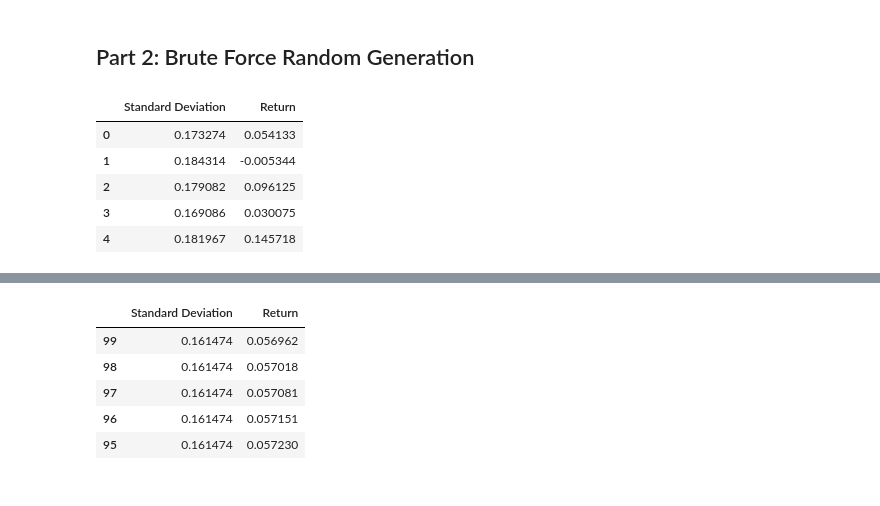
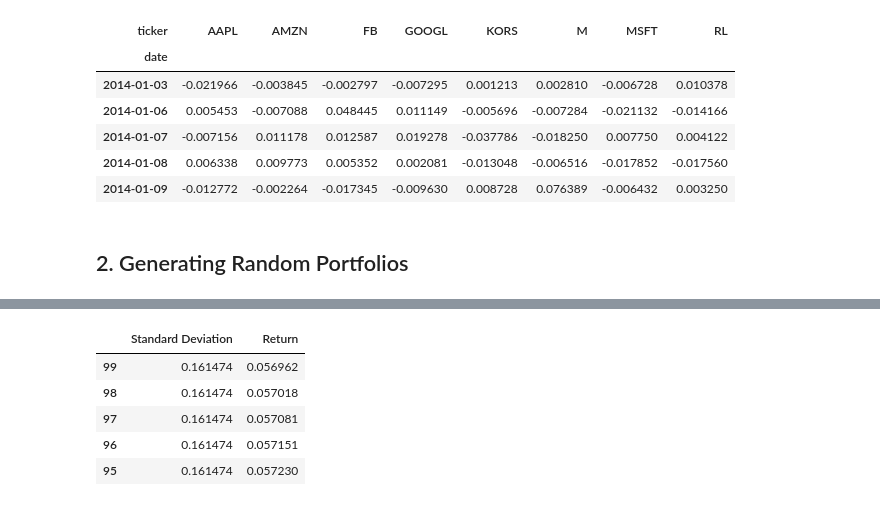
Before and after one commit to chaotea/portfolio-theory, a Jupyter notebook: Mean-Variance Portfolio Theory.ipynb, the cells around one changed output, grey strips where cells are left out. Drawn from its saved outputs; the diff is of its cells as text; code cells hidden in the pictures.

```diff
--- a/Mean-Variance Portfolio Theory.ipynb
+++ b/Mean-Variance Portfolio Theory.ipynb
@@ -43,9 +48,20 @@ daily_returns.head()
+# %%
+daily_returns = daily_closes.pct_change()[1:]
+daily_returns.head()
+# %% [output]
+| ticker | AAPL | AMZN | FB | GOOGL | KORS | M | MSFT | RL |
+| date |  |  |  |  |  |  |  |  |
+| 2014-01-03 | -0.021966 | -0.003845 | -0.002797 | -0.007295 | 0.001213 | 0.002810 | -0.006728 | 0.010378 |
+| 2014-01-06 | 0.005453 | -0.007088 | 0.048445 | 0.011149 | -0.005696 | -0.007284 | -0.021132 | -0.014166 |
+| 2014-01-07 | -0.007156 | 0.011178 | 0.012587 | 0.019278 | -0.037786 | -0.018250 | 0.007750 | 0.004122 |
+| 2014-01-08 | 0.006338 | 0.009773 | 0.005352 | 0.002081 | -0.013048 | -0.006516 | -0.017852 | -0.017560 |
+| 2014-01-09 | -0.012772 | -0.002264 | -0.017345 | -0.009630 | 0.008728 | 0.076389 | -0.006432 | 0.003250 |
 # %%
 annual_returns = daily_returns.mean() * 240
 variances = daily_returns.var() * 240
 covariance_matrix = daily_returns.cov() * 240
 # %% [markdown]
-## Part 2: Brute Force Random Generation
+## 2. Generating Random Portfolios
 # %%
 portfolio_returns = []
 portfolio_standard_deviations = []
@@ -54,8 +70,6 @@ for _ in range(10000):
     # Randomize weights
     w = np.random.random(len(stocks))
     weights = w / sum(w)
-    # Alternatively, randomize weights using the Dirichlet distribution
-    # weights = np.random.dirichlet(np.ones(len(stocks)))
 
     # Get return of portfolio
     p_return = np.dot(weights, annual_returns)
@@ -70,11 +84,3 @@ portfolios = pd.DataFrame({
     "Standard Deviation": portfolio_standard_deviations,
     "Return": portfolio_returns
 })
-portfolios.head()
-# %% [output]
-|  | Standard Deviation | Return |
-| 0 | 0.173274 | 0.054133 |
-| 1 | 0.184314 | -0.005344 |
-| 2 | 0.179082 | 0.096125 |
-| 3 | 0.169086 | 0.030075 |
-| 4 | 0.181967 | 0.145718 |
```
Also changed, not shown: parts of 21 cells of this notebook.
